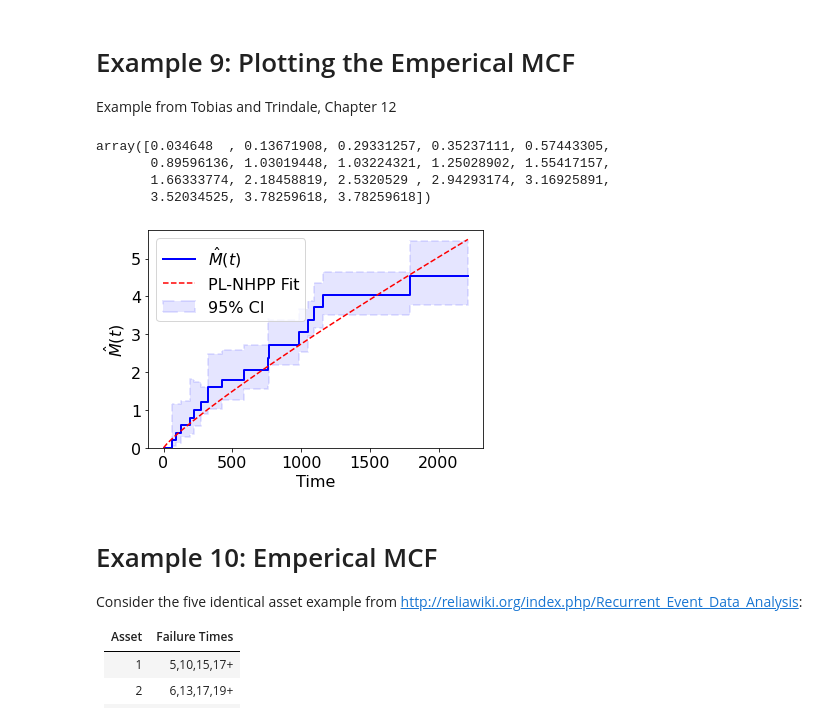
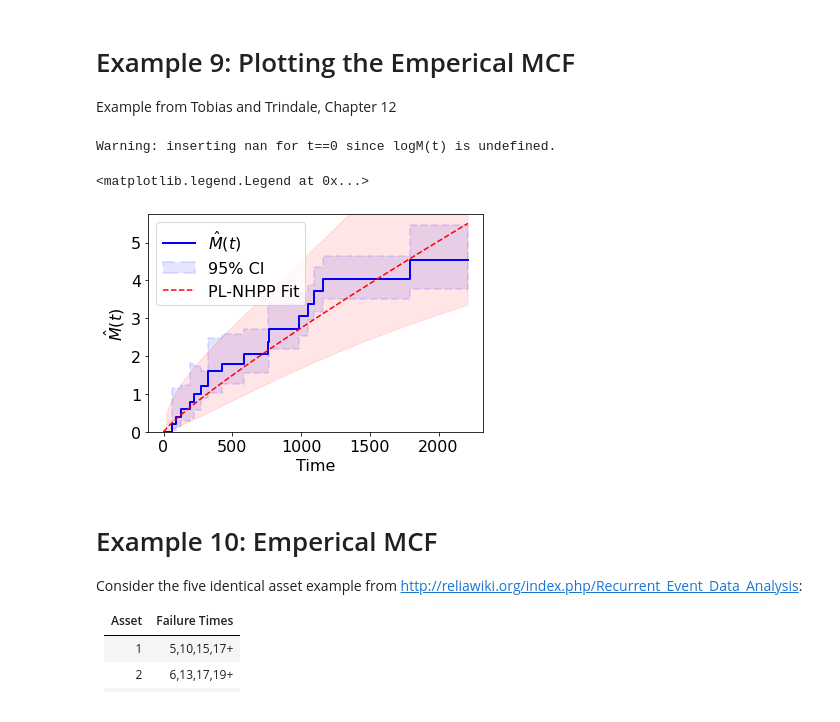
Before and after one commit to cholette/reliability, a Jupyter notebook: Python/reliabilty_and_mle_examples.ipynb, the cells around one changed output. Saved outputs shown, nothing was run; the diff lists cells and outputs as text; code cells hidden in the pictures.

Commit message:
Added confidence intervals for MCF of PL-NHPP.
Uses Delta Method. Also added environment.txt.

```diff
--- a/Python/reliabilty_and_mle_examples.ipynb
+++ b/Python/reliabilty_and_mle_examples.ipynb
@@ -248,24 +249,25 @@ Example from Tobias and Trindale, Chapter 12
 # %%
 failures = [    [222,584,985,1161],\
                 [273,766,1054],\
                 [125,323],\
                 [63,195,325],\
                 [91,427,761,1096,1796] ]
 suspension_times = [1901,1316,442,636,2214]
 t,M,ML,MU,f,a = ra.empirical_mean_cumulative_function(failures,suspension_times,confidence_interval="logit")
 crow = ra.power_law_nhpp(1,1)
-p_hat,p_ci,_ = crow.fit(failures,truncation_times=suspension_times)
+p_hat,p_ci,p_cov = crow.fit(failures,truncation_times=suspension_times)
 crow.parameters = p_hat
+
+
 t = np.linspace(0,t[-1],100)
+ML,MU = crow.mcf_confidence_interval(t,p_cov,kind="time")
 a.plot(t,crow.cumulative_intensity(t),label='PL-NHPP Fit',color='red',linestyle='--')
+a.fill_between(t,ML,MU,alpha=0.1,color='red')
 plt.legend()
-ML
 # %% [output]
-array([0.034648  , 0.13671908, 0.29331257, 0.35237111, 0.57443305,
-       0.89596136, 1.03019448, 1.03224321, 1.25028902, 1.55417157,
-       1.66333774, 2.18458819, 2.5320529 , 2.94293174, 3.16925891,
-       3.52034525, 3.78259618, 3.78259618])
+Warning: inserting nan for t==0 since logM(t) is undefined.
+<matplotlib.legend.Legend at 0x...>
-[figure, old version]
+[figure, new version]
 # %% [markdown]
 # Example 10: Emperical MCF
 Consider the five identical asset example from http://reliawiki.org/index.php/Recurrent_Event_Data_Analysis:
```
Also changed, not shown: parts of 5 cells of this notebook, 1 other file.
